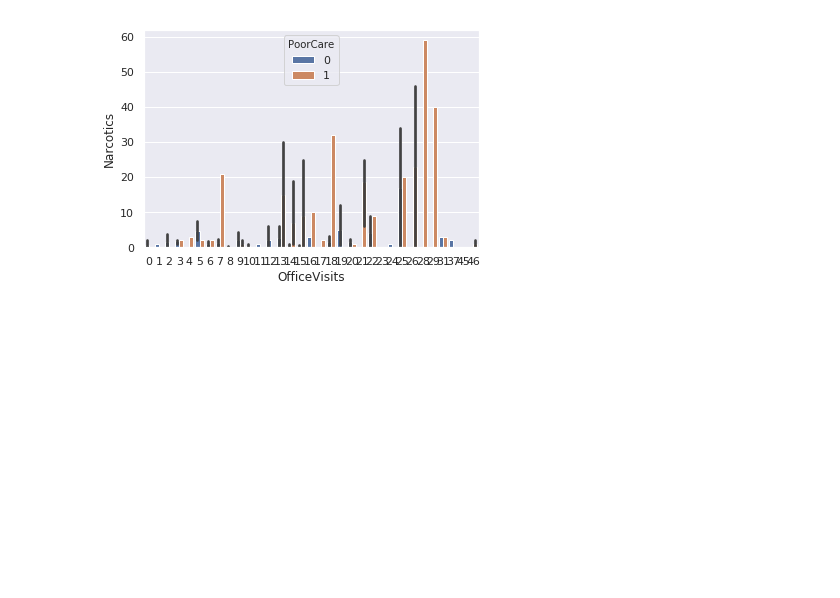
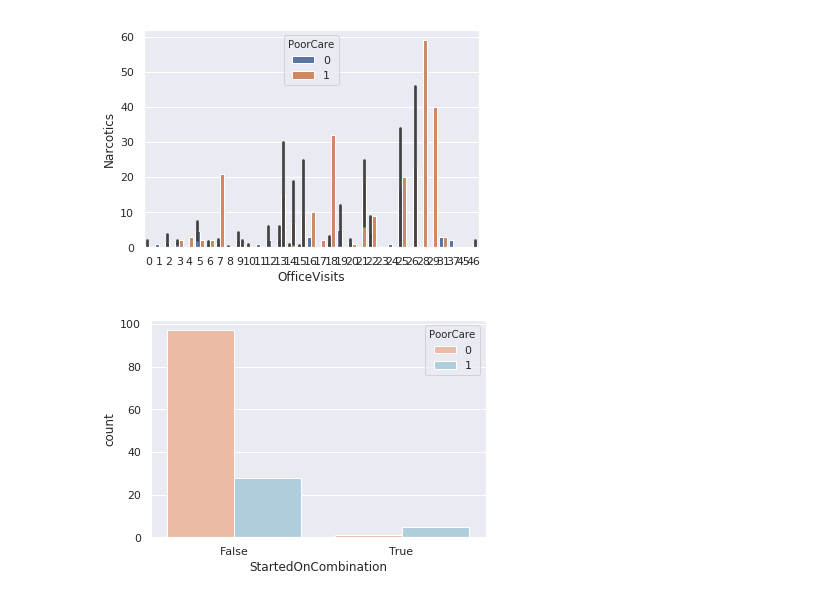
Before and after one commit to PablodelaCuesta/Machine_learning, a Jupyter notebook: Part_3_Classification (Supervised)/Part_1_Logistic_Regression/Example_1_modeling_the_expert.ipynb, the cells around one changed output. Drawn from its saved outputs; the diff is of its cells as text; code cells hidden in the pictures; blank space fills up the shorter version.

```diff
--- a/Part_3_Classification (Supervised)/Part_1_Logistic_Regression/Example_1_modeling_the_expert.ipynb
+++ b/Part_3_Classification (Supervised)/Part_1_Logistic_Regression/Example_1_modeling_the_expert.ipynb
@@ -183,3 +183,9 @@ sns.barplot('OfficeVisits','Narcotics', hue='PoorCare', data=quality)
 plt.show()
 # %% [output]
 [figure]
+# %%
+sns.countplot(x='StartedOnCombination', hue='PoorCare',
+             data=quality, palette='RdBu')
+plt.show()
+# %% [output]
+[figure, added]
```
Also changed, not shown: 1 other file.
